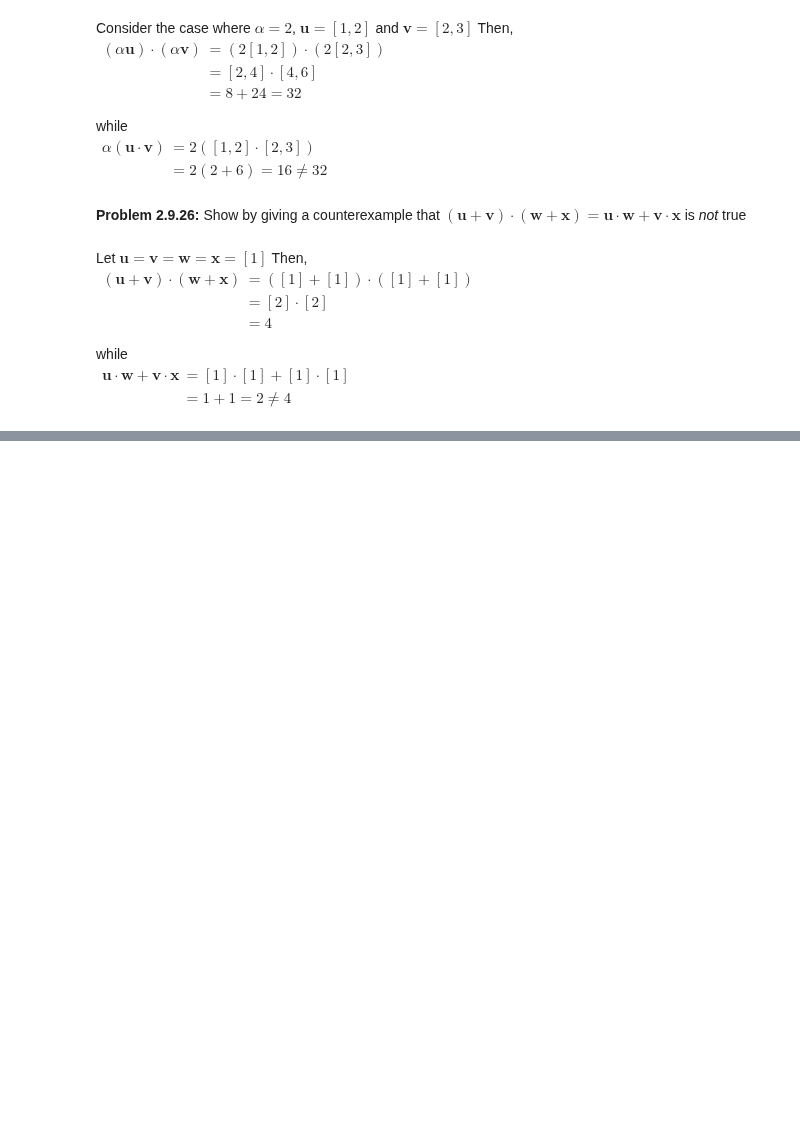
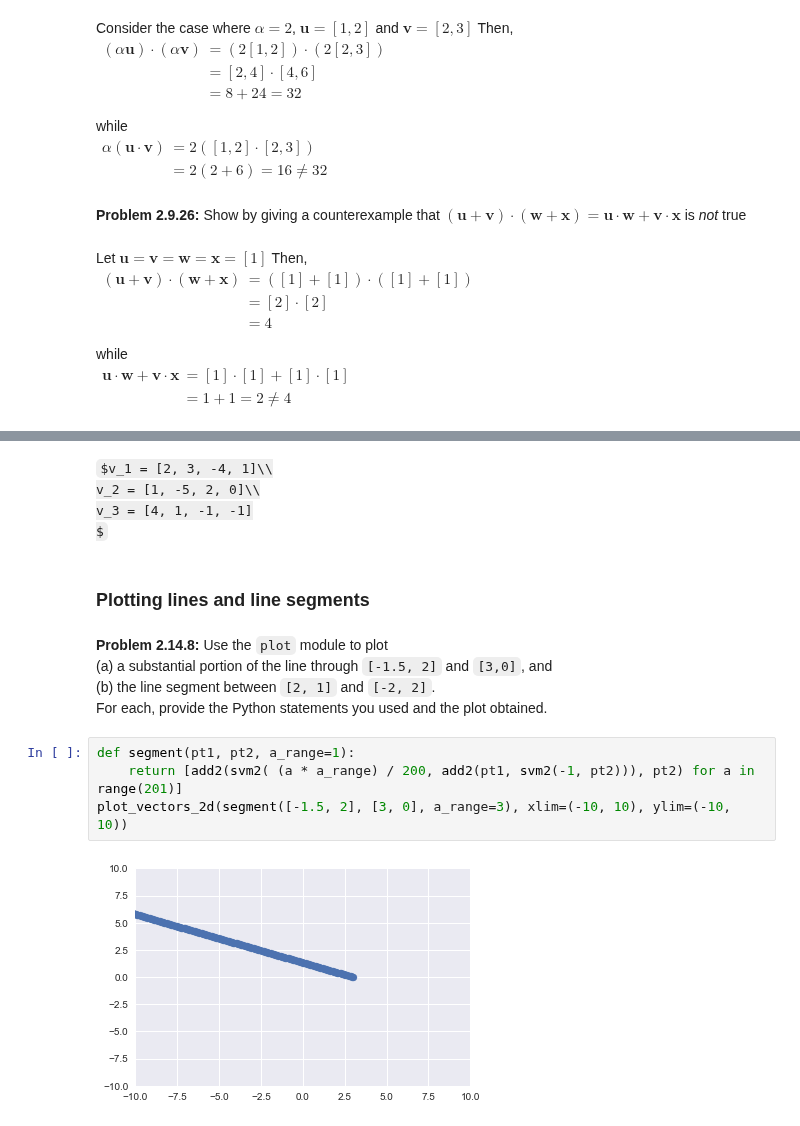
Before and after one commit to khiner/notebooks, a Jupyter notebook: coding_the_matrix/chapter_2/chapter_2.ipynb, the cells around one changed output, grey strips where cells are left out. Cells and saved outputs as stored; diff of their text form; some formulas as TeX source; blank space fills up the shorter version.

```diff
--- a/coding_the_matrix/chapter_2/chapter_2.ipynb
+++ b/coding_the_matrix/chapter_2/chapter_2.ipynb
@@ -314,0 +806,18 @@ $
+# %% [markdown]
+$v_1 = [2, 3, -4, 1]\\
+v_2 = [1, -5, 2, 0]\\
+v_3 = [4, 1, -1, -1]
+$
+# %% [markdown]
+### Plotting lines and line segments
+# %% [markdown]
+**Problem 2.14.8:** Use the `plot` module to plot
+(a) a substantial portion of the line through `[-1.5, 2]` and `[3,0]`, and
+(b) the line segment between `[2, 1]` and `[-2, 2]`.
+For each, provide the Python statements you used and the plot obtained.
+# %%
+def segment(pt1, pt2, a_range=1):
+    return [add2(svm2( (a * a_range) / 200, add2(pt1, svm2(-1, pt2))), pt2) for a in range(201)]
+plot_vectors_2d(segment([-1.5, 2], [3, 0], a_range=3), xlim=(-10, 10), ylim=(-10, 10))
+# %% [output]
+[figure, added]
```
Also changed, not shown: parts of 128 cells of this notebook, 10 other files.
